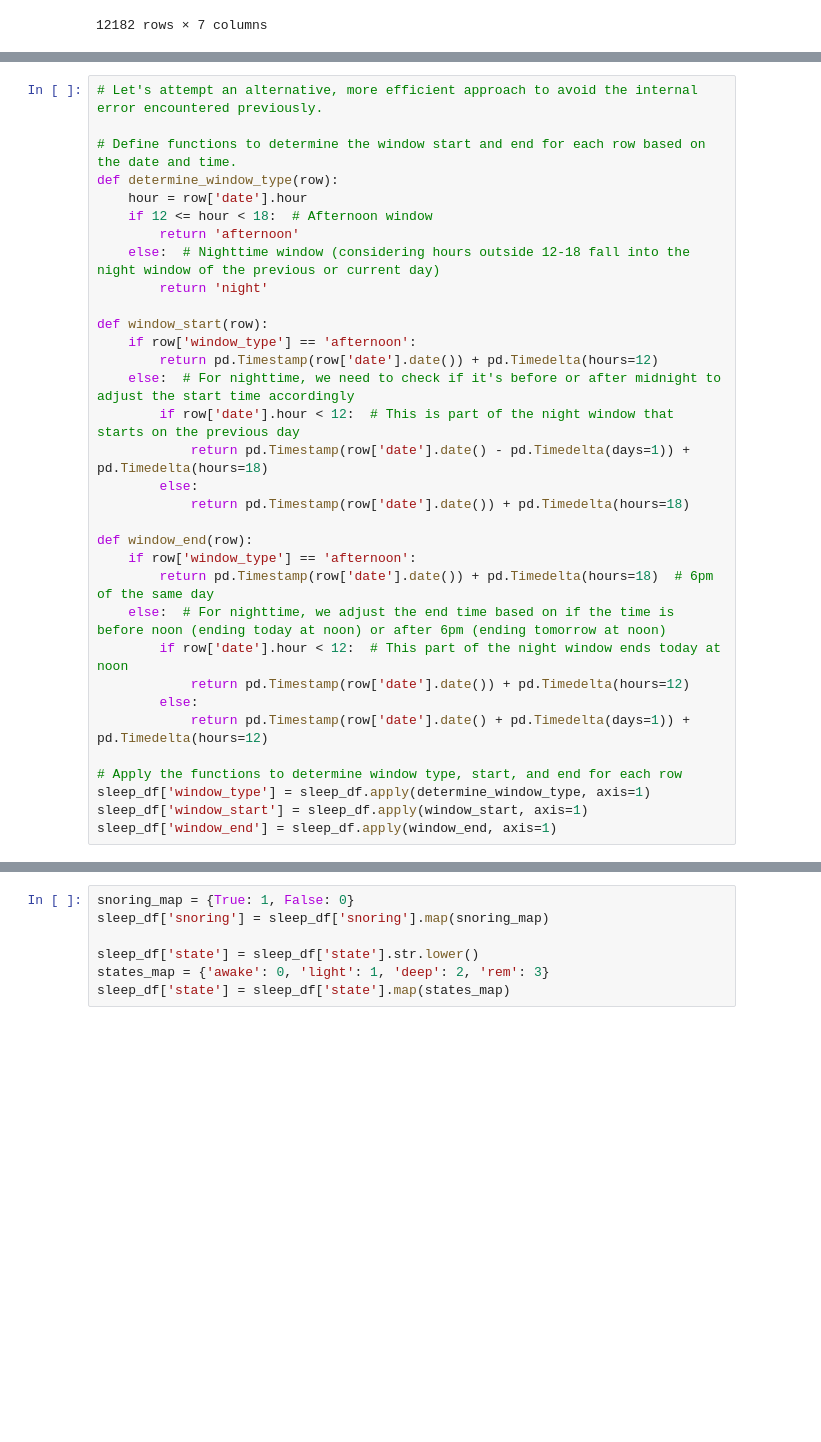
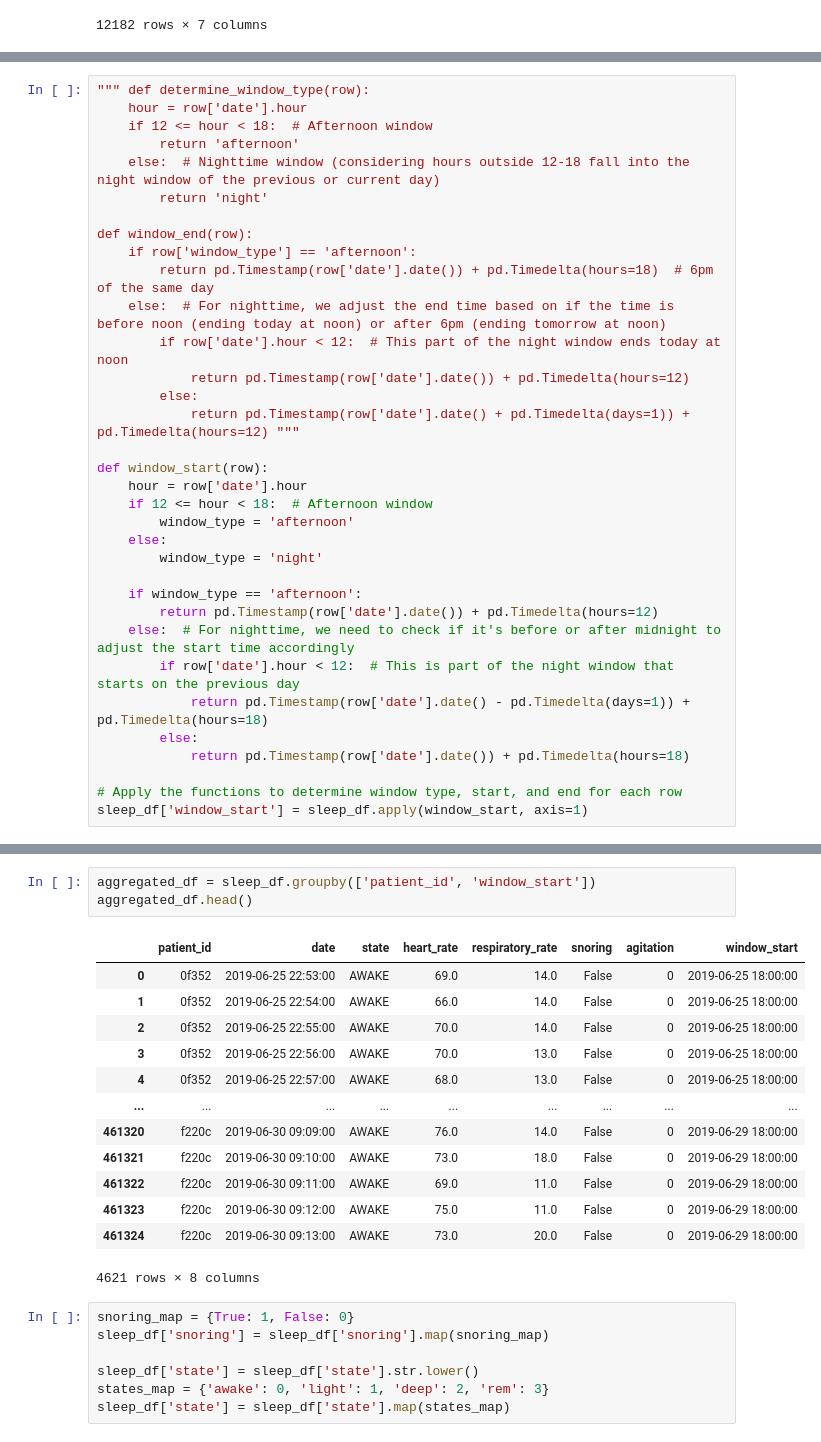
Before and after one commit to y-ghoneim/SDProject32, a Jupyter notebook: Sleep_hypnograms.ipynb, the cells around one changed output, grey strips where cells are left out. Saved outputs shown, nothing was run; the diff lists cells and outputs as text; blank space fills up the shorter version.

Commit message:
Fixed sleep dataset (still need to find data stats)

```diff
--- a/Sleep_hypnograms.ipynb
+++ b/Sleep_hypnograms.ipynb
@@ -92,22 +65,10 @@ agitation_df[agitation_df['patient_id'] == '16f4b']
 # %%
-# Let's attempt an alternative, more efficient approach to avoid the internal error encountered previously.
-
-# Define functions to determine the window start and end for each row based on the date and time.
-def determine_window_type(row):
+""" def determine_window_type(row):
     hour = row['date'].hour
     if 12 <= hour < 18:  # Afternoon window
         return 'afternoon'
     else:  # Nighttime window (considering hours outside 12-18 fall into the night window of the previous or current day)
         return 'night'
-
-def window_start(row):
-    if row['window_type'] == 'afternoon':
-        return pd.Timestamp(row['date'].date()) + pd.Timedelta(hours=12)
-    else:  # For nighttime, we need to check if it's before or after midnight to adjust the start time accordingly
-        if row['date'].hour < 12:  # This is part of the night window that starts on the previous day
-            return pd.Timestamp(row['date'].date() - pd.Timedelta(days=1)) + pd.Timedelta(hours=18)
-        else:
-            return pd.Timestamp(row['date'].date()) + pd.Timedelta(hours=18)
 
 def window_end(row):
     if row['window_type'] == 'afternoon':
@@ -116,9 +77,22 @@ def window_end(row):
         if row['date'].hour < 12:  # This part of the night window ends today at noon
             return pd.Timestamp(row['date'].date()) + pd.Timedelta(hours=12)
         else:
-            return pd.Timestamp(row['date'].date() + pd.Timedelta(days=1)) + pd.Timedelta(hours=12)
+            return pd.Timestamp(row['date'].date() + pd.Timedelta(days=1)) + pd.Timedelta(hours=12) """
+
+def window_start(row):
+    hour = row['date'].hour
+    if 12 <= hour < 18:  # Afternoon window
+        window_type = 'afternoon'
+    else:
+        window_type = 'night'
+
+    if window_type == 'afternoon':
+        return pd.Timestamp(row['date'].date()) + pd.Timedelta(hours=12)
+    else:  # For nighttime, we need to check if it's before or after midnight to adjust the start time accordingly
+        if row['date'].hour < 12:  # This is part of the night window that starts on the previous day
+            return pd.Timestamp(row['date'].date() - pd.Timedelta(days=1)) + pd.Timedelta(hours=18)
+        else:
+            return pd.Timestamp(row['date'].date()) + pd.Timedelta(hours=18)
 
 # Apply the functions to determine window type, start, and end for each row
-sleep_df['window_type'] = sleep_df.apply(determine_window_type, axis=1)
 sleep_df['window_start'] = sleep_df.apply(window_start, axis=1)
-sleep_df['window_end'] = sleep_df.apply(window_end, axis=1)
@@ -146,3 +99,20 @@ aggregated_df.head()
+# %%
+aggregated_df = sleep_df.groupby(['patient_id', 'window_start'])
+aggregated_df.head()
+# %% [output]
+|  | patient_id | date | state | heart_rate | respiratory_rate | snoring | agitation | window_start |
+| 0 | 0f352 | 2019-06-25 22:53:00 | AWAKE | 69.0 | 14.0 | False | 0 | 2019-06-25 18:00:00 |
+| 1 | 0f352 | 2019-06-25 22:54:00 | AWAKE | 66.0 | 14.0 | False | 0 | 2019-06-25 18:00:00 |
+| 2 | 0f352 | 2019-06-25 22:55:00 | AWAKE | 70.0 | 14.0 | False | 0 | 2019-06-25 18:00:00 |
+| 3 | 0f352 | 2019-06-25 22:56:00 | AWAKE | 70.0 | 13.0 | False | 0 | 2019-06-25 18:00:00 |
+| 4 | 0f352 | 2019-06-25 22:57:00 | AWAKE | 68.0 | 13.0 | False | 0 | 2019-06-25 18:00:00 |
+| ... | ... | ... | ... | ... | ... | ... | ... | ... |
+| 461320 | f220c | 2019-06-30 09:09:00 | AWAKE | 76.0 | 14.0 | False | 0 | 2019-06-29 18:00:00 |
+| 461321 | f220c | 2019-06-30 09:10:00 | AWAKE | 73.0 | 18.0 | False | 0 | 2019-06-29 18:00:00 |
+| 461322 | f220c | 2019-06-30 09:11:00 | AWAKE | 69.0 | 11.0 | False | 0 | 2019-06-29 18:00:00 |
+| 461323 | f220c | 2019-06-30 09:12:00 | AWAKE | 75.0 | 11.0 | False | 0 | 2019-06-29 18:00:00 |
+| 461324 | f220c | 2019-06-30 09:13:00 | AWAKE | 73.0 | 20.0 | False | 0 | 2019-06-29 18:00:00 |
+4621 rows × 8 columns
 # %%
 snoring_map = {True: 1, False: 0}
 sleep_df['snoring'] = sleep_df['snoring'].map(snoring_map)
```
Also changed, not shown: parts of 12 cells of this notebook, 2 other files.
